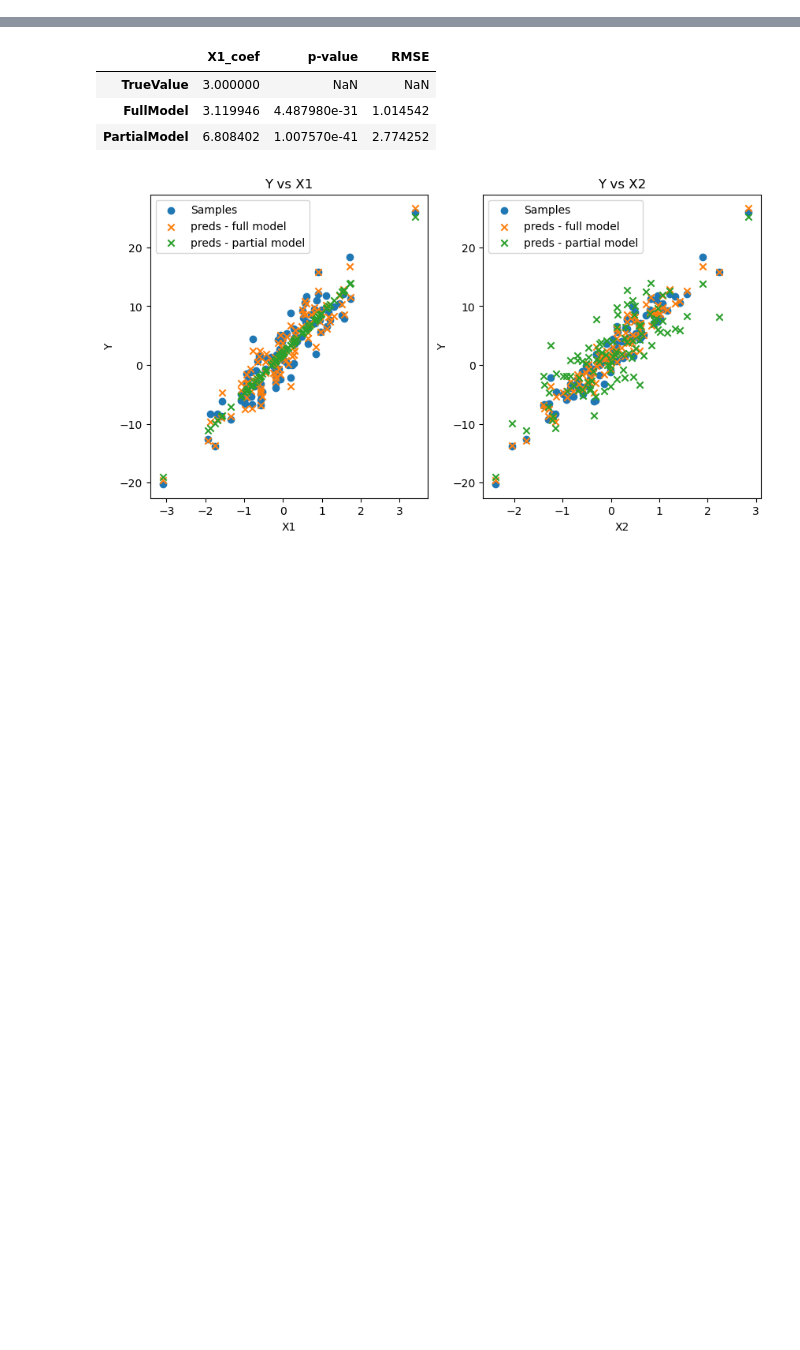
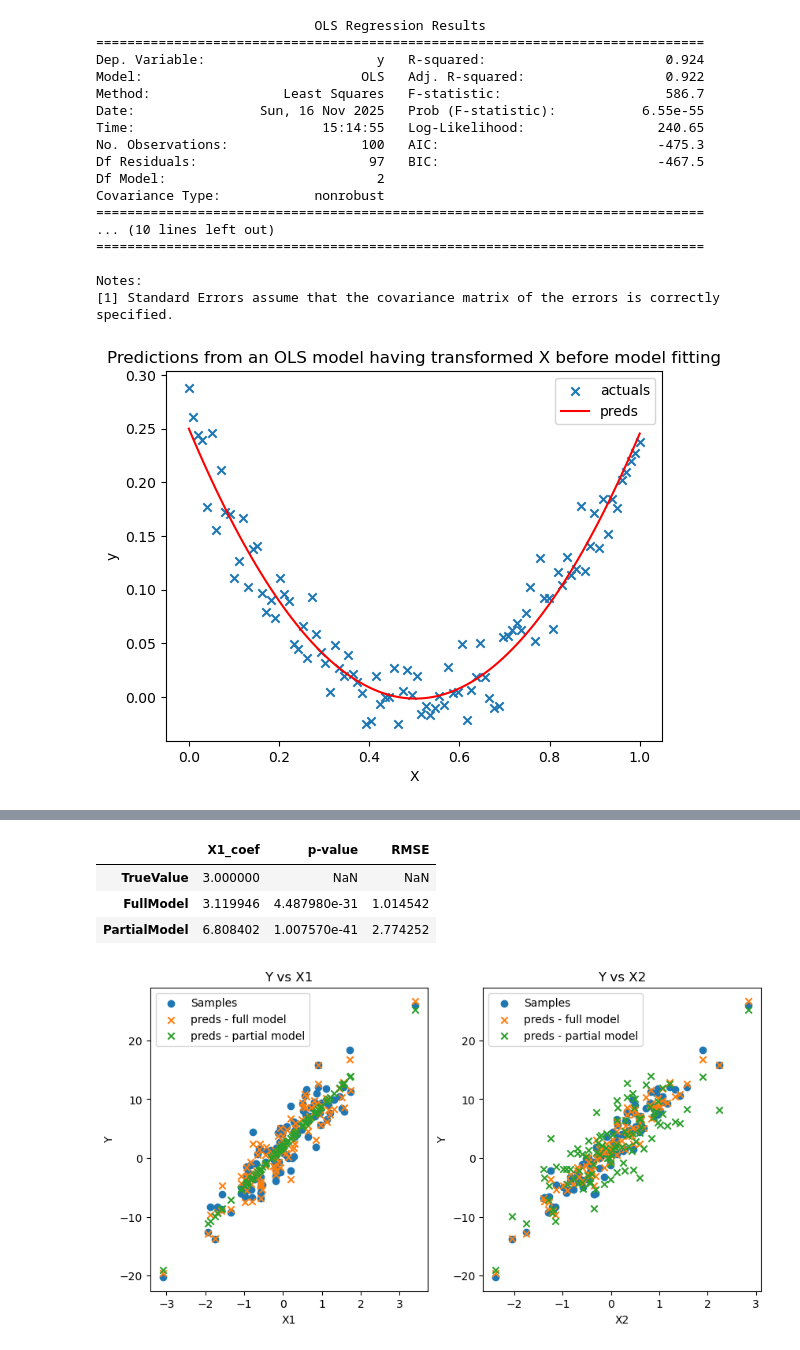
Before and after one commit to TomJHarrison/IntroToStatisticalLearning, a Jupyter notebook: Chapter3/LinRegAssumptions.ipynb, the cells around one changed output, grey strips where cells are left out. Drawn from its saved outputs; the diff is of its cells as text; code cells hidden in the pictures; blank space fills up the shorter version.

```diff
--- a/Chapter3/LinRegAssumptions.ipynb
+++ b/Chapter3/LinRegAssumptions.ipynb
@@ -16,0 +122,38 @@ We will reproduce an example such as this below. We create two correlated variab
+# %%
+from sklearn.preprocessing import PolynomialFeatures
+
+poly = PolynomialFeatures(2)
+X_clean = poly.fit_transform(X.reshape(-1, 1))
+
+model = sm.OLS(Y, X_clean).fit()
+preds = model.predict(X_clean)
+
+print(model.summary())
+
+fig, ax = plt.subplots()
+ax.scatter(X, Y, marker="x", label="actuals")
+ax.plot(X, preds, color="r", label="preds")
+
+ax.set_xlabel("X")
+ax.set_ylabel("y")
+ax.set_title("Predictions from an OLS model having transformed X before model fitting")
+ax.legend();
+# %% [output]
+                            OLS Regression Results
+==============================================================================
+Dep. Variable:                      y   R-squared:                       0.924
+Model:                            OLS   Adj. R-squared:                  0.922
+Method:                 Least Squares   F-statistic:                     586.7
+Date:                Sun, 16 Nov 2025   Prob (F-statistic):           6.55e-55
+Time:                        15:14:55   Log-Likelihood:                 240.65
+No. Observations:                 100   AIC:                            -475.3
+Df Residuals:                      97   BIC:                            -467.5
+Df Model:                           2
+Covariance Type:            nonrobust
+==============================================================================
+... (10 lines left out)
+==============================================================================
+
+Notes:
+[1] Standard Errors assume that the covariance matrix of the errors is correctly specified.
+[figure, added]
```
Also changed, not shown: parts of 15 cells of this notebook.
